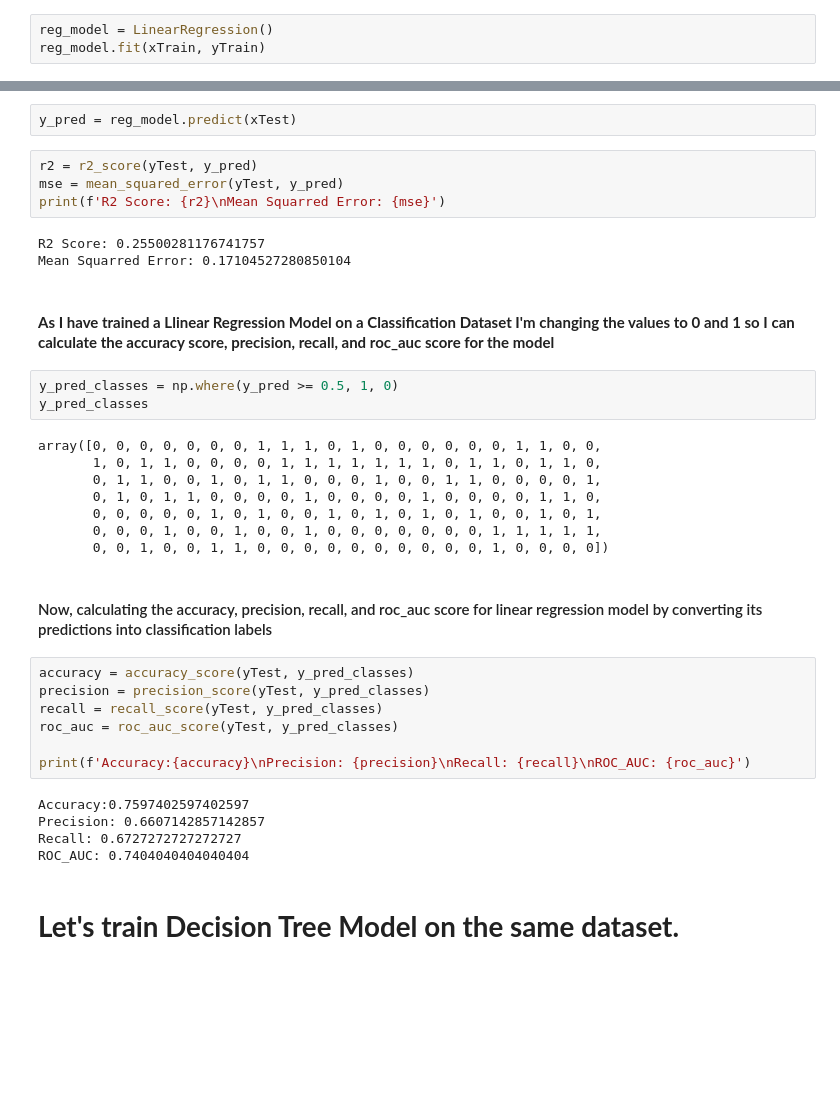
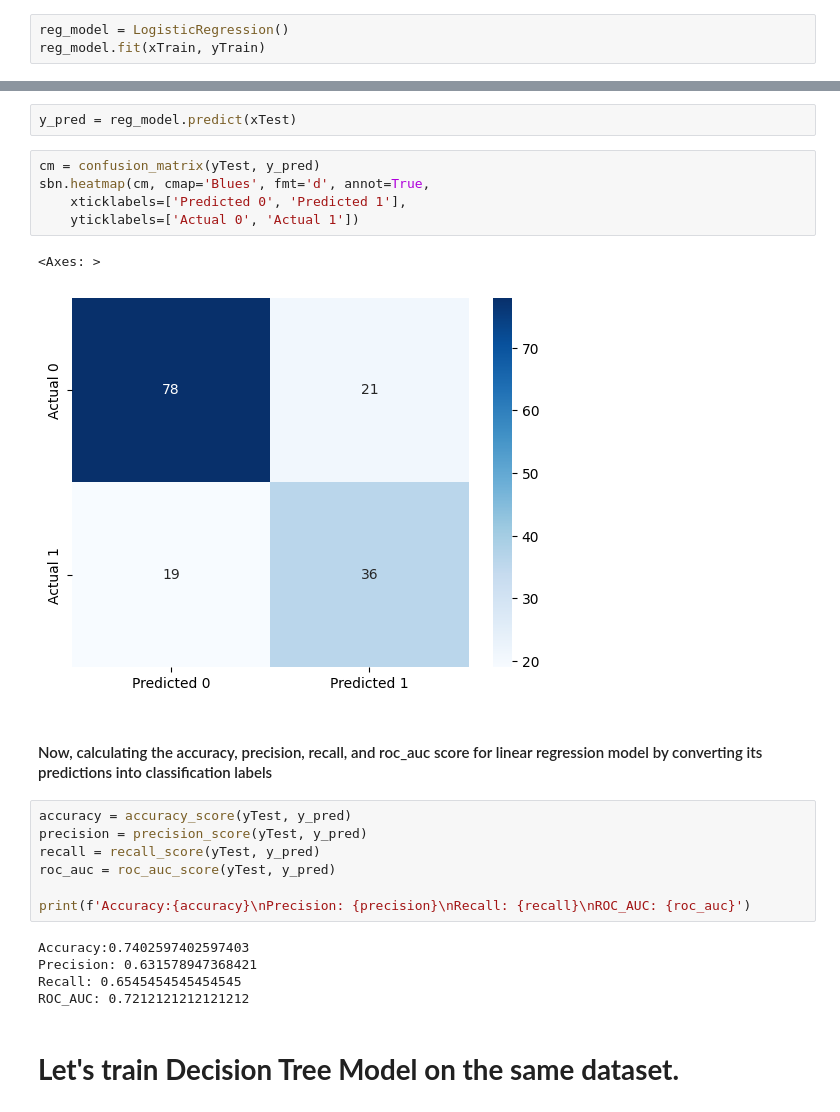
Before and after one commit to c0llectorr/BuildablesDataScienceFellowship, a Jupyter notebook: Week04/Task02/classification.ipynb, the cells around one changed output, grey strips where cells are left out. Cells and saved outputs as stored; diff of their text form; blank space fills up the shorter version.

```diff
--- a/Week04/Task02/classification.ipynb
+++ b/Week04/Task02/classification.ipynb
@@ -72,6 +70,6 @@ y = df['Outcome']
 
 xTrain, xTest, yTrain, yTest = train_test_split(x, y, test_size=0.2, random_state=42)
 # %%
-reg_model = LinearRegression()
+reg_model = LogisticRegression()
 reg_model.fit(xTrain, yTrain)
 # %% [output]
@@ -79,39 +85,27 @@ LinearRegression()
 # %%
 y_pred = reg_model.predict(xTest)
-# %%
-r2 = r2_score(yTest, y_pred)
-mse = mean_squared_error(yTest, y_pred)
-print(f'R2 Score: {r2}\nMean Squarred Error: {mse}')
-# %% [output]
-R2 Score: 0.25500281176741757
-Mean Squarred Error: 0.17104527280850104
-# %% [markdown]
-#### **As I have trained a Llinear Regression Model on a Classification Dataset I'm changing the values to 0 and 1 so I can calculate the accuracy score, precision, recall, and roc_auc score for the model**
-# %%
-y_pred_classes = np.where(y_pred >= 0.5, 1, 0)
-y_pred_classes
-# %% [output]
-array([0, 0, 0, 0, 0, 0, 0, 1, 1, 1, 0, 1, 0, 0, 0, 0, 0, 0, 1, 1, 0, 0,
-       1, 0, 1, 1, 0, 0, 0, 0, 1, 1, 1, 1, 1, 1, 1, 0, 1, 1, 0, 1, 1, 0,
-       0, 1, 1, 0, 0, 1, 0, 1, 1, 0, 0, 0, 1, 0, 0, 1, 1, 0, 0, 0, 0, 1,
-       0, 1, 0, 1, 1, 0, 0, 0, 0, 1, 0, 0, 0, 0, 1, 0, 0, 0, 0, 1, 1, 0,
-       0, 0, 0, 0, 0, 1, 0, 1, 0, 0, 1, 0, 1, 0, 1, 0, 1, 0, 0, 1, 0, 1,
-       0, 0, 0, 1, 0, 0, 1, 0, 0, 1, 0, 0, 0, 0, 0, 0, 0, 1, 1, 1, 1, 1,
-       0, 0, 1, 0, 0, 1, 1, 0, 0, 0, 0, 0, 0, 0, 0, 0, 0, 1, 0, 0, 0, 0])
+# %%
+cm = confusion_matrix(yTest, y_pred)
+sbn.heatmap(cm, cmap='Blues', fmt='d', annot=True,
+    xticklabels=['Predicted 0', 'Predicted 1'],
+    yticklabels=['Actual 0', 'Actual 1'])
+# %% [output]
+<Axes: >
+[figure, added]
 # %% [markdown]
 #### Now, calculating the accuracy, precision, recall, and roc_auc score for linear regression model by converting its predictions into classification labels
 # %%
-accuracy = accuracy_score(yTest, y_pred_classes)
-precision = precision_score(yTest, y_pred_classes)
-recall = recall_score(yTest, y_pred_classes)
-roc_auc = roc_auc_score(yTest, y_pred_classes)
+accuracy = accuracy_score(yTest, y_pred)
+precision = precision_score(yTest, y_pred)
+recall = recall_score(yTest, y_pred)
+roc_auc = roc_auc_score(yTest, y_pred)
 
 print(f'Accuracy:{accuracy}\nPrecision: {precision}\nRecall: {recall}\nROC_AUC: {roc_auc}')
 # %% [output]
-Accuracy:0.7597402597402597
-Precision: 0.6607142857142857
-Recall: 0.6727272727272727
-ROC_AUC: 0.7404040404040404
+Accuracy:0.7402597402597403
+Precision: 0.631578947368421
+Recall: 0.6545454545454545
+ROC_AUC: 0.7212121212121212
 # %% [markdown]
 # **Let's train Decision Tree Model on the same dataset.**
 # %%
```
Also changed, not shown: parts of 5 cells of this notebook.
